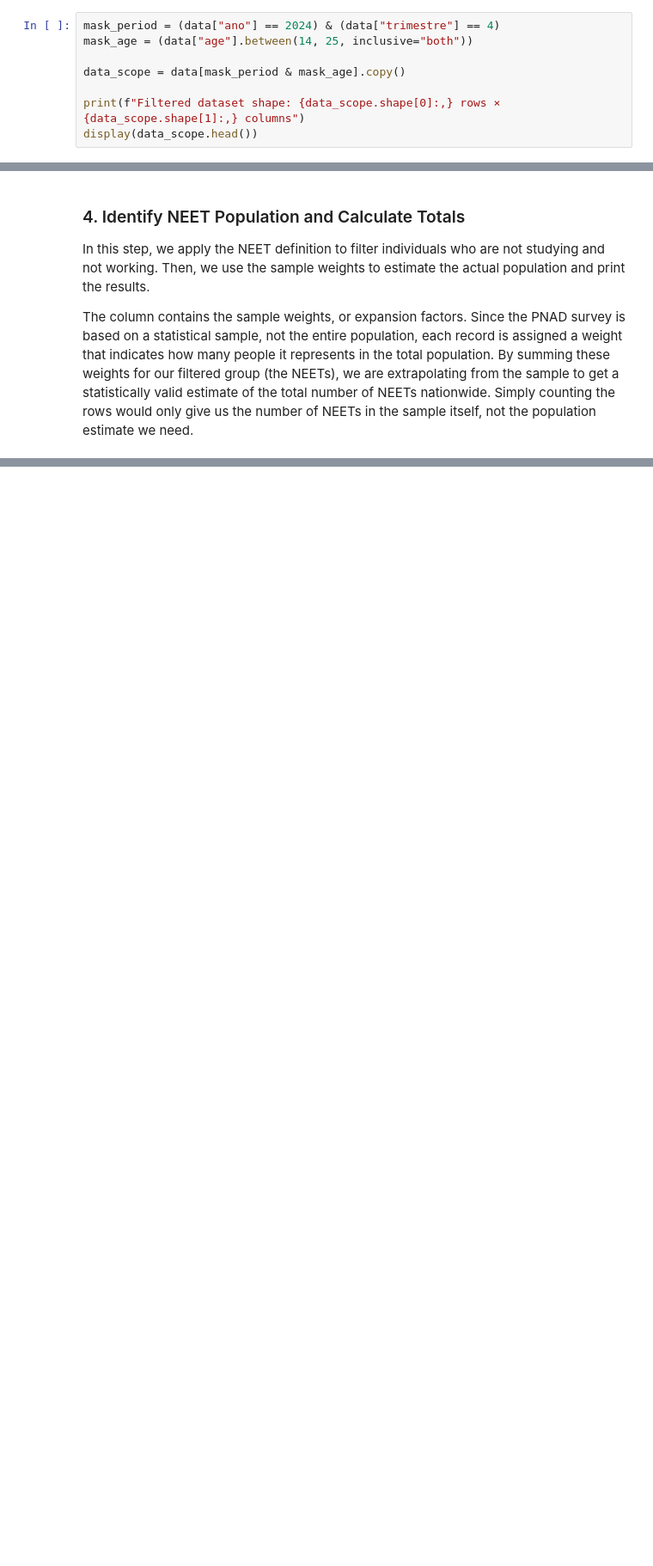
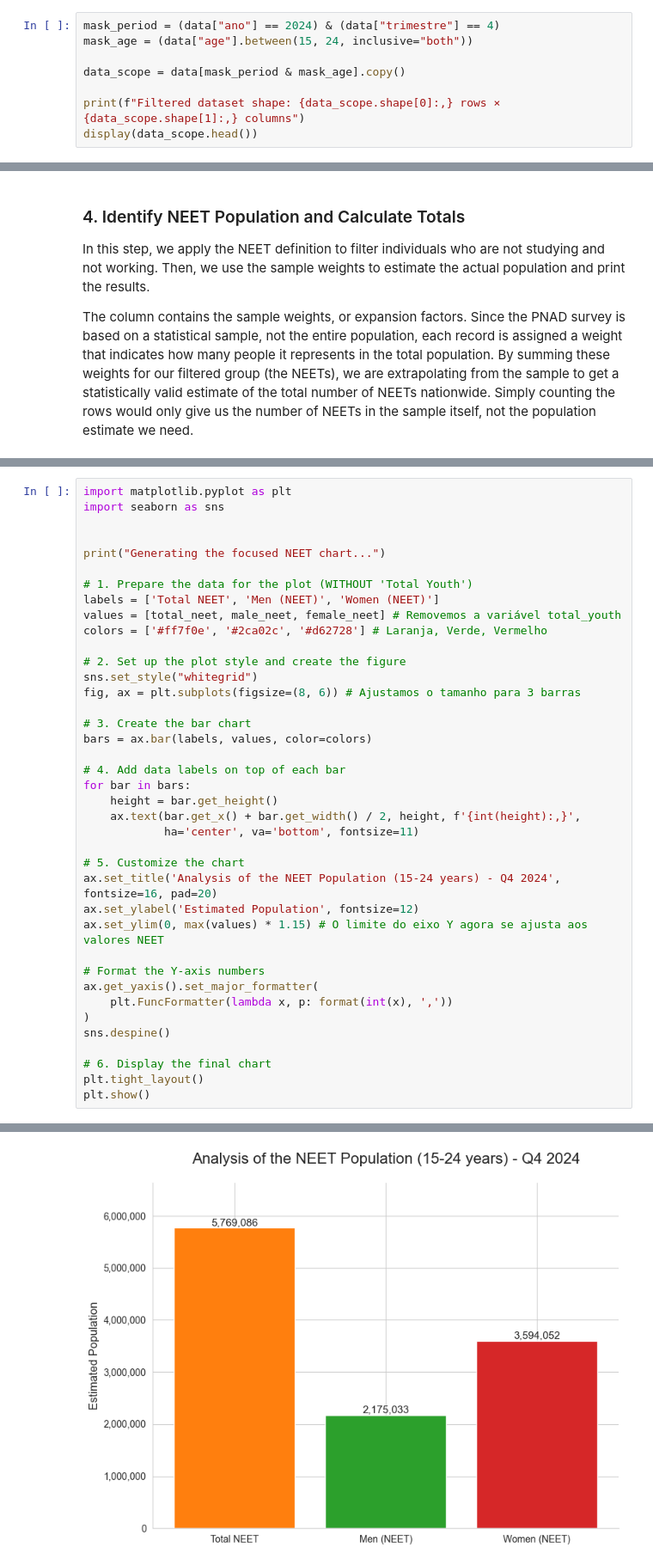
Before and after one commit to Ligia-pdf/NEETBrazil, a Jupyter notebook: newanalysis.ipynb, the cells around one changed output, grey strips where cells are left out. Shown: that part at 86% size. Cells and saved outputs as stored; diff of their text form; blank space fills up the shorter version.

```diff
--- a/newanalysis.ipynb
+++ b/newanalysis.ipynb
@@ -182,6 +192,6 @@ In this step, we narrow down the dataset to focus only on the population relevan
 # %%
 mask_period = (data["ano"] == 2024) & (data["trimestre"] == 4)
-mask_age = (data["age"].between(14, 25, inclusive="both"))
+mask_age = (data["age"].between(15, 24, inclusive="both"))
 
 data_scope = data[mask_period & mask_age].copy()
 
@@ -246,0 +258,40 @@ Breakdown of NEET Population:
+# %%
+import matplotlib.pyplot as plt
+import seaborn as sns
+
+
+print("Generating the focused NEET chart...")
+
+# 1. Prepare the data for the plot (WITHOUT 'Total Youth')
+labels = ['Total NEET', 'Men (NEET)', 'Women (NEET)']
+values = [total_neet, male_neet, female_neet] # Removemos a variável total_youth
+colors = ['#ff7f0e', '#2ca02c', '#d62728'] # Laranja, Verde, Vermelho
+
+# 2. Set up the plot style and create the figure
+sns.set_style("whitegrid")
+fig, ax = plt.subplots(figsize=(8, 6)) # Ajustamos o tamanho para 3 barras
+
+# 3. Create the bar chart
+bars = ax.bar(labels, values, color=colors)
+
+# 4. Add data labels on top of each bar
+for bar in bars:
+    height = bar.get_height()
+    ax.text(bar.get_x() + bar.get_width() / 2, height, f'{int(height):,}',
+            ha='center', va='bottom', fontsize=11)
+
+# 5. Customize the chart
+ax.set_title('Analysis of the NEET Population (15-24 years) - Q4 2024', fontsize=16, pad=20)
+ax.set_ylabel('Estimated Population', fontsize=12)
+ax.set_ylim(0, max(values) * 1.15) # O limite do eixo Y agora se ajusta aos valores NEET
+
+# Format the Y-axis numbers
+ax.get_yaxis().set_major_formatter(
+    plt.FuncFormatter(lambda x, p: format(int(x), ','))
+)
+sns.despine()
+
+# 6. Display the final chart
+plt.tight_layout()
+plt.show()
+# %% [output]
@@ -246,0 +299 @@ Breakdown of NEET Population:
+[figure, added]
```
Also changed, not shown: parts of 14 cells of this notebook.
